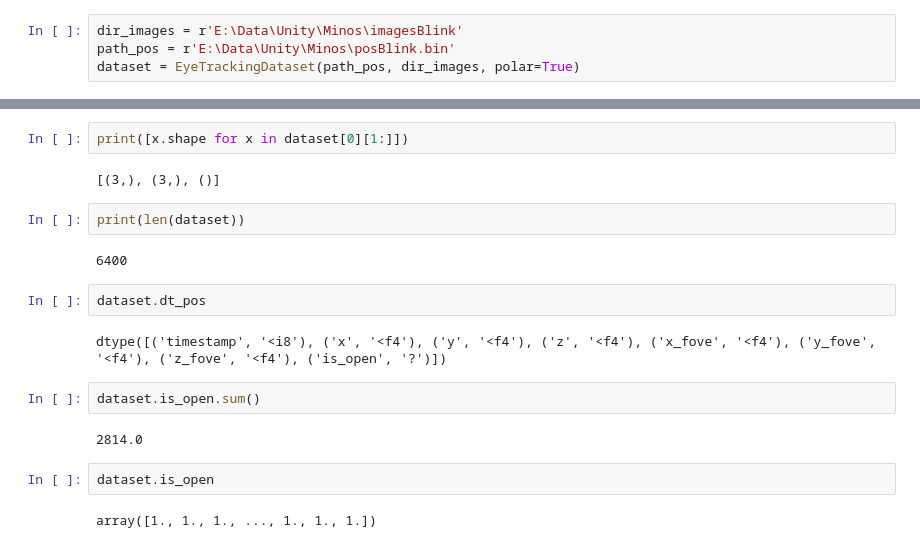
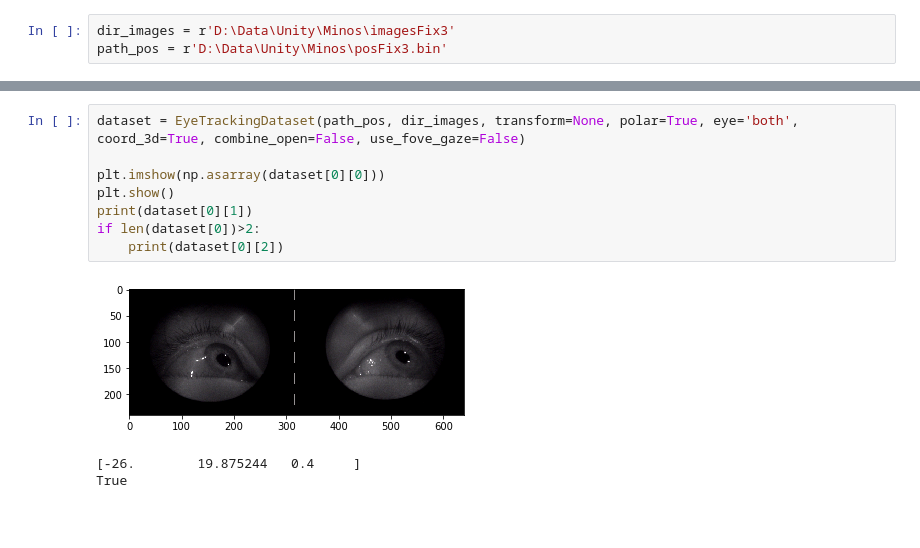
Before and after one commit to YuelinS/EE148_VR_eye_tracking, a Jupyter notebook: Project_JL/Test.ipynb, the cells around one changed output, grey strips where cells are left out. Saved outputs shown, nothing was run; the diff lists cells and outputs as text; blank space fills up the shorter version.

```diff
--- a/Project_JL/Test.ipynb
+++ b/Project_JL/Test.ipynb
@@ -7,4 +12,3 @@ from EyeTracking import EyeTrackingDataset
 # %%
-dir_images = r'E:\Data\Unity\Minos\imagesBlink'
-path_pos = r'E:\Data\Unity\Minos\posBlink.bin'
-dataset = EyeTrackingDataset(path_pos, dir_images, polar=True)
+dir_images = r'D:\Data\Unity\Minos\imagesFix3'
+path_pos = r'D:\Data\Unity\Minos\posFix3.bin'
@@ -24,20 +15,12 @@ print(dataset[0][3])
-# %%
-print([x.shape for x in dataset[0][1:]])
-# %% [output]
-[(3,), (3,), ()]
-# %%
-print(len(dataset))
-# %% [output]
-6400
-# %%
-dataset.dt_pos
-# %% [output]
-dtype([('timestamp', '<i8'), ('x', '<f4'), ('y', '<f4'), ('z', '<f4'), ('x_fove', '<f4'), ('y_fove', '<f4'), ('z_fove', '<f4'), ('is_open', '?')])
-# %%
-dataset.is_open.sum()
-# %% [output]
-2814.0
-# %%
-dataset.is_open
-# %% [output]
-array([1., 1., 1., ..., 1., 1., 1.])
+# %%
+dataset = EyeTrackingDataset(path_pos, dir_images, transform=None, polar=True, eye='both', coord_3d=True, combine_open=False, use_fove_gaze=False)
+
+plt.imshow(np.asarray(dataset[0][0]))
+plt.show()
+print(dataset[0][1])
+if len(dataset[0])>2:
+    print(dataset[0][2])
+# %% [output]
+[figure, added]
+[-26.        19.875244   0.4     ]
+True
```
Also changed, not shown: parts of 3 cells of this notebook, 17 other files.
